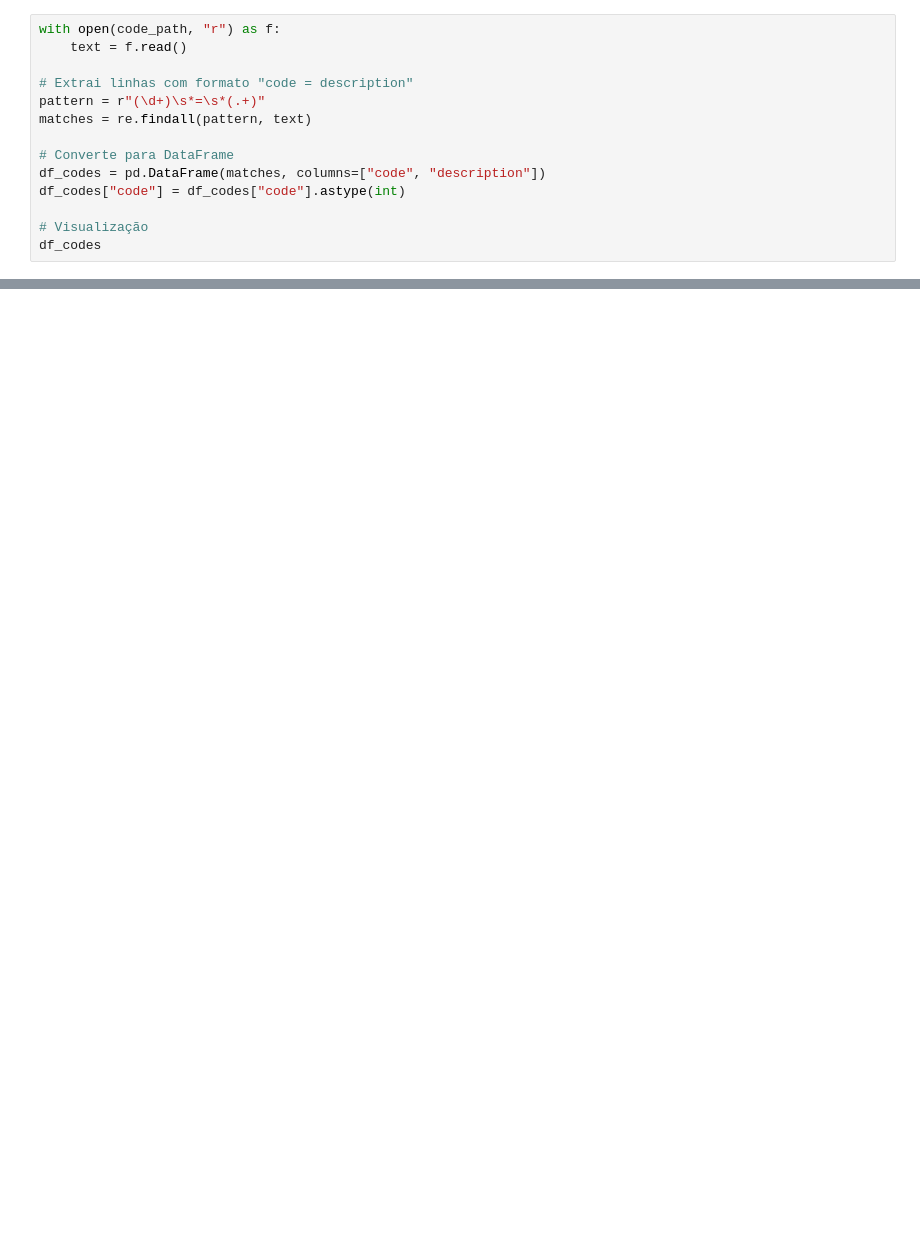
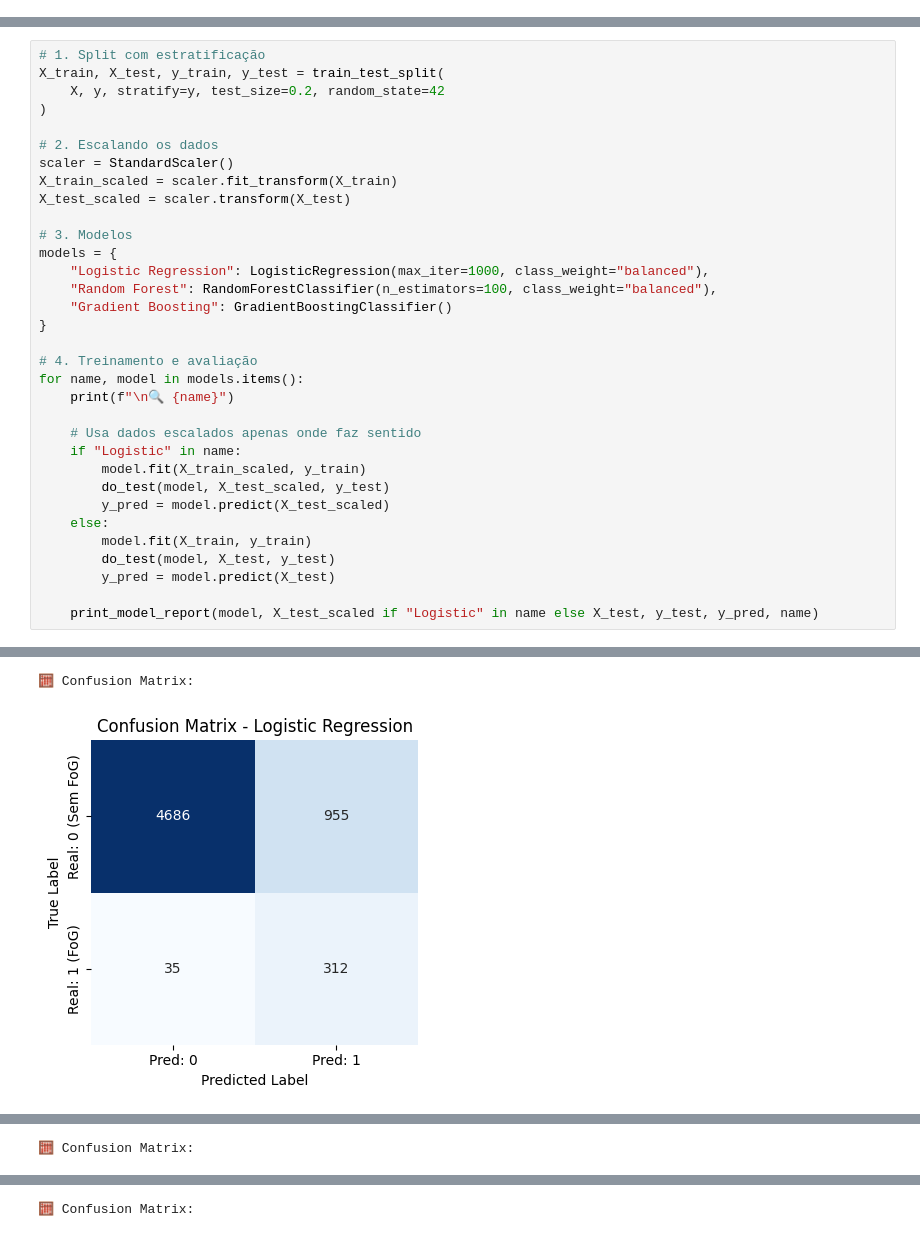
Before and after one commit to ezschneider/healthgan, a Jupyter notebook: notebooks/eda.ipynb, the cells around one changed output, grey strips where cells are left out. Saved outputs shown, nothing was run; the diff lists cells and outputs as text; blank space fills up the shorter version.

```diff
--- a/notebooks/eda.ipynb
+++ b/notebooks/eda.ipynb
@@ -14,16 +19,2 @@ data_path = file_path / "data-01"
 # %% [output]
 Current working directory: /app/notebooks
-# %%
-with open(code_path, "r") as f:
-    text = f.read()
-
-# Extrai linhas com formato "code = description"
-pattern = r"(\d+)\s*=\s*(.+)"
-matches = re.findall(pattern, text)
-
-# Converte para DataFrame
-df_codes = pd.DataFrame(matches, columns=["code", "description"])
-df_codes["code"] = df_codes["code"].astype(int)
-
-# Visualização
-df_codes
@@ -154,0 +89,34 @@ plot_event_counts_per_day(df)
+# %%
+# 1. Split com estratificação
+X_train, X_test, y_train, y_test = train_test_split(
+    X, y, stratify=y, test_size=0.2, random_state=42
+)
+
+# 2. Escalando os dados
+scaler = StandardScaler()
+X_train_scaled = scaler.fit_transform(X_train)
+X_test_scaled = scaler.transform(X_test)
+
+# 3. Modelos
+models = {
+    "Logistic Regression": LogisticRegression(max_iter=1000, class_weight="balanced"),
+    "Random Forest": RandomForestClassifier(n_estimators=100, class_weight="balanced"),
+    "Gradient Boosting": GradientBoostingClassifier()
+}
+
+# 4. Treinamento e avaliação
+for name, model in models.items():
+    print(f"\n🔍 {name}")
+
+    # Usa dados escalados apenas onde faz sentido
+    if "Logistic" in name:
+        model.fit(X_train_scaled, y_train)
+        do_test(model, X_test_scaled, y_test)
+        y_pred = model.predict(X_test_scaled)
+    else:
+        model.fit(X_train, y_train)
+        do_test(model, X_test, y_test)
+        y_pred = model.predict(X_test)
+
+    print_model_report(model, X_test_scaled if "Logistic" in name else X_test, y_test, y_pred, name)
+# %% [output]
@@ -154,0 +136,2 @@ plot_event_counts_per_day(df)
+🧮 Confusion Matrix:
+[figure, added]
@@ -154,0 +151 @@ plot_event_counts_per_day(df)
+🧮 Confusion Matrix:
@@ -154,0 +166 @@ plot_event_counts_per_day(df)
+🧮 Confusion Matrix:
```
Also changed, not shown: parts of 20 cells of this notebook, 4 other files.
